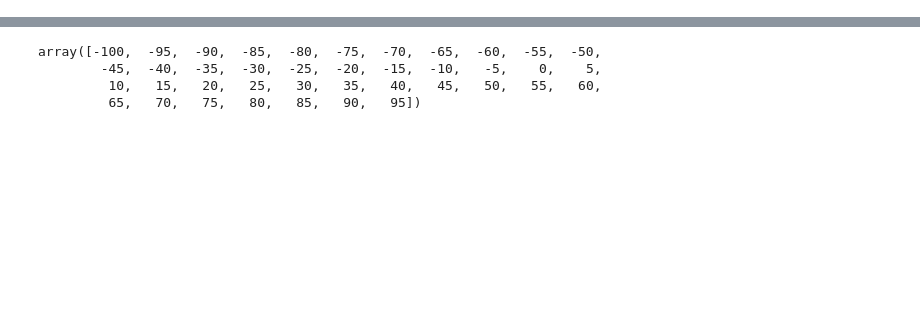
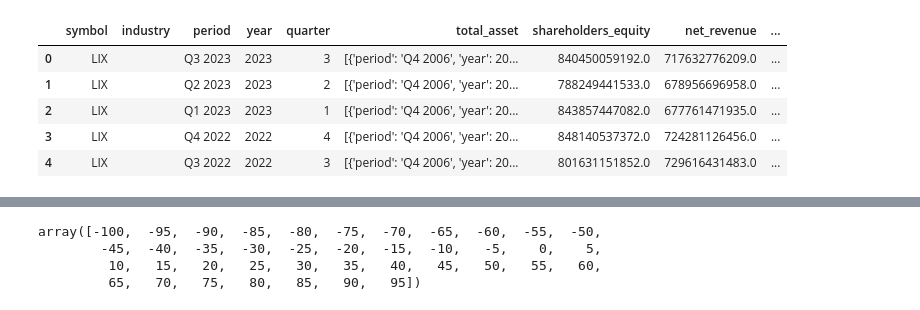
Before and after one commit to nohattee/finbreak, a Jupyter notebook: crawl.ipynb, the cells around one changed output, grey strips where cells are left out. Saved outputs shown, nothing was run; the diff lists cells and outputs as text; code cells hidden in the pictures; blank space fills up the shorter version.

```diff
--- a/crawl.ipynb
+++ b/crawl.ipynb
@@ -9,0 +11,13 @@ import matplotlib.pyplot as plt
+# %%
+INDUSTRIES = {
+#     "Transportation and Warehousing": ["VTO", "PVT", "GSP", "VIP", "VOS", "VSC"]
+#     "rubber": ["BRC", "CSM", "DRC", "SRC"]
+    # "consumer_goods": ["ADS", "LIX"] #LIX
+#     "financials": ["BVH", "VHM", "SSI", "FUEVFVND", "VND", "KDH"]
+#      "consumer_services": ["MWG", "FRT", "DGW", "SKG", "VNS"] #
+#     "basic_materials": ["MVB", "PHR", "SHI", "NHH", "VFG", "VIF"] # VFG, PHR
+#     "IT": ["SAM", "CMG", "ST8"]
+#     "industry": ["BMP", "PVP", "DVP", "TCL" ,"HAH"]
+#     "elc": ["PPC", "TDM", "TMP", "SBA", "SHP"]
+    "industries": ["industry/8500", "industry/8600", "industry/5300", "industry/9500", "industry/0500", "industry/8700", "industry/7500", "industry/5700", "industry/2700", "industry/3700", "industry/1300", "industry/8300", "industry/3300", "industry/1700", "industry/3500", "industry/5500", "industry/6500", "industry/2300", "industry/4500"]
+}
@@ -21,7 +274,7 @@ auth_type = 'Bearer'
 INDUSTRIES = {
 #     "Transportation and Warehousing": ["VTO", "PVT", "GSP", "VIP", "VOS", "VSC"]
 #     "rubber": ["BRC", "CSM", "DRC", "SRC"]
-    "consumer_goods": ["SMB", "LIX", "DRC", "NSC", "FMC"] #LIX
+    "consumer_goods": ["LIX"] #LIX
 #     "financials": ["BVH", "VHM", "SSI", "FUEVFVND", "VND", "KDH"]
 #      "consumer_services": ["MWG", "FRT", "DGW", "SKG", "VNS"] #
 #     "basic_materials": ["MVB", "PHR", "SHI", "NHH", "VFG", "VIF"] # VFG, PHR
@@ -161,3 +406,12 @@ FMC
+# %%
+df.head()
+# %% [output]
+|  | symbol | industry | period | year | quarter | total_asset | shareholders_equity | net_revenue | ... |
+| 0 | LIX |  | Q3 2023 | 2023 | 3 | [{'period': 'Q4 2006', 'year': 20... | 840450059192.0 | 717632776209.0 | ... |
+| 1 | LIX |  | Q2 2023 | 2023 | 2 | [{'period': 'Q4 2006', 'year': 20... | 788249441533.0 | 678956696958.0 | ... |
+| 2 | LIX |  | Q1 2023 | 2023 | 1 | [{'period': 'Q4 2006', 'year': 20... | 843857447082.0 | 677761471935.0 | ... |
+| 3 | LIX |  | Q4 2022 | 2022 | 4 | [{'period': 'Q4 2006', 'year': 20... | 848140537372.0 | 724281126456.0 | ... |
+| 4 | LIX |  | Q3 2022 | 2022 | 3 | [{'period': 'Q4 2006', 'year': 20... | 801631151852.0 | 729616431483.0 | ... |
 # %%
 df.to_csv('out.csv', index=False)
 # %%
```
Also changed, not shown: parts of 7 cells of this notebook, 1 other file.
